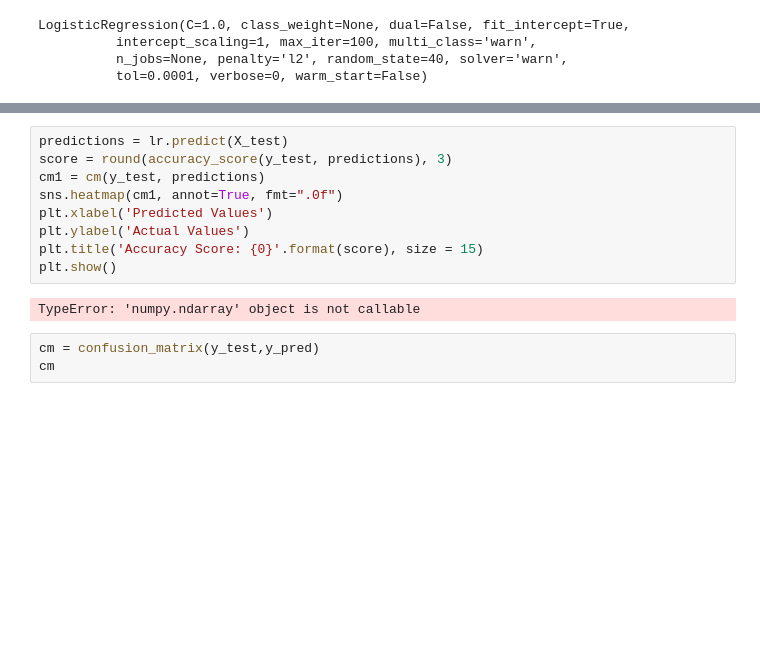
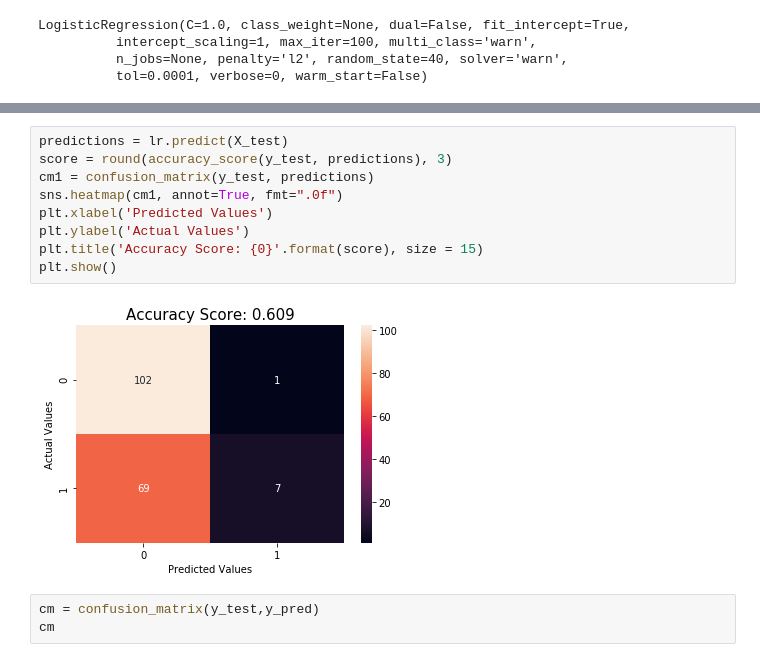
Before and after one commit to EceDolen/Bootcamp_-Bolum_7, a Jupyter notebook: Siniflandirma Problemleri_1_Lojistik_Regresyon_ile_Siniflandirma.ipynb, the cells around one changed output, grey strips where cells are left out. Saved outputs shown, nothing was run; the diff lists cells and outputs as text; blank space fills up the shorter version.

```diff
--- a/Siniflandirma Problemleri_1_Lojistik_Regresyon_ile_Siniflandirma.ipynb
+++ b/Siniflandirma Problemleri_1_Lojistik_Regresyon_ile_Siniflandirma.ipynb
@@ -450,14 +476,14 @@ Modelin test verisindeki doğruluğu   : 0.58
 # %%
 predictions = lr.predict(X_test)
 score = round(accuracy_score(y_test, predictions), 3)
-cm1 = cm(y_test, predictions)
+cm1 = confusion_matrix(y_test, predictions)
 sns.heatmap(cm1, annot=True, fmt=".0f")
 plt.xlabel('Predicted Values')
 plt.ylabel('Actual Values')
 plt.title('Accuracy Score: {0}'.format(score), size = 15)
 plt.show()
 # %% [output]
-TypeError: 'numpy.ndarray' object is not callable
+[figure, added]
 # %%
 cm = confusion_matrix(y_test,y_pred)
 cm
```
Also changed, not shown: parts of 30 cells of this notebook.
